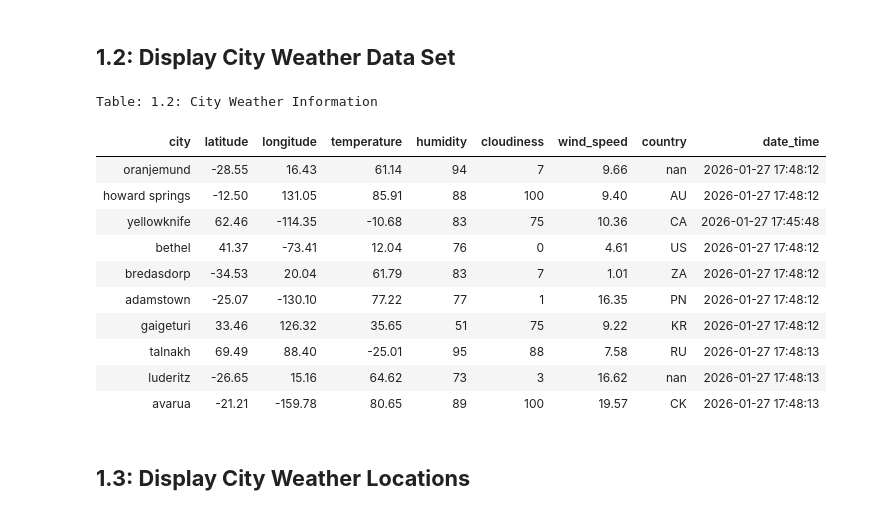
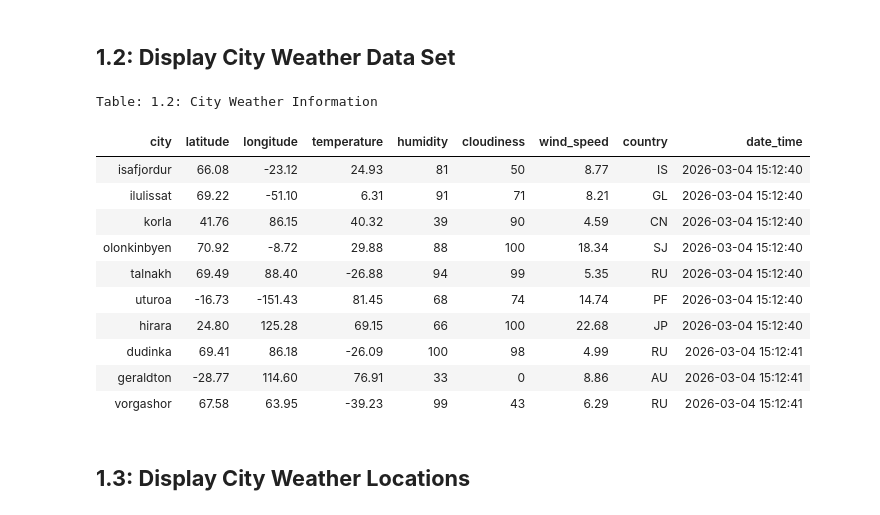
Before and after one commit to njgeorge000158/Weather-Visualization-for-Vacations-using-APIs, a Jupyter notebook: vacations.ipynb, the cells around one changed output. Drawn from its saved outputs; the diff is of its cells as text; code cells hidden in the pictures.

```diff
--- a/vacations.ipynb
+++ b/vacations.ipynb
@@ -68,19 +69,21 @@ logx.log_write_obj(city_weather_df)
 # %% [markdown]
 ## **1.2: Display City Weather Data Set**
 # %%
-pandasx.return_format_table(city_weather_df, 'Table: 1.2: City Weather Information')
+pandasx.rtn_fmt_tbl \
+    (city_weather_df,
+     'Table: 1.2: City Weather Information')
 # %% [output]
 Table: 1.2: City Weather Information
 | city | latitude | longitude | temperature | humidity | cloudiness | wind_speed | country | date_time |
-| oranjemund | -28.55 | 16.43 | 61.14 | 94 | 7 | 9.66 | nan | 2026-01-27 17:48:12 |
-| howard springs | -12.50 | 131.05 | 85.91 | 88 | 100 | 9.40 | AU | 2026-01-27 17:48:12 |
-| yellowknife | 62.46 | -114.35 | -10.68 | 83 | 75 | 10.36 | CA | 2026-01-27 17:45:48 |
-| bethel | 41.37 | -73.41 | 12.04 | 76 | 0 | 4.61 | US | 2026-01-27 17:48:12 |
-| bredasdorp | -34.53 | 20.04 | 61.79 | 83 | 7 | 1.01 | ZA | 2026-01-27 17:48:12 |
-| adamstown | -25.07 | -130.10 | 77.22 | 77 | 1 | 16.35 | PN | 2026-01-27 17:48:12 |
-| gaigeturi | 33.46 | 126.32 | 35.65 | 51 | 75 | 9.22 | KR | 2026-01-27 17:48:12 |
-| talnakh | 69.49 | 88.40 | -25.01 | 95 | 88 | 7.58 | RU | 2026-01-27 17:48:13 |
-| luderitz | -26.65 | 15.16 | 64.62 | 73 | 3 | 16.62 | nan | 2026-01-27 17:48:13 |
-| avarua | -21.21 | -159.78 | 80.65 | 89 | 100 | 19.57 | CK | 2026-01-27 17:48:13 |
+| isafjordur | 66.08 | -23.12 | 24.93 | 81 | 50 | 8.77 | IS | 2026-03-04 15:12:40 |
+| ilulissat | 69.22 | -51.10 | 6.31 | 91 | 71 | 8.21 | GL | 2026-03-04 15:12:40 |
+| korla | 41.76 | 86.15 | 40.32 | 39 | 90 | 4.59 | CN | 2026-03-04 15:12:40 |
+| olonkinbyen | 70.92 | -8.72 | 29.88 | 88 | 100 | 18.34 | SJ | 2026-03-04 15:12:40 |
+| talnakh | 69.49 | 88.40 | -26.88 | 94 | 99 | 5.35 | RU | 2026-03-04 15:12:40 |
+| uturoa | -16.73 | -151.43 | 81.45 | 68 | 74 | 14.74 | PF | 2026-03-04 15:12:40 |
+| hirara | 24.80 | 125.28 | 69.15 | 66 | 100 | 22.68 | JP | 2026-03-04 15:12:40 |
+| dudinka | 69.41 | 86.18 | -26.09 | 100 | 98 | 4.99 | RU | 2026-03-04 15:12:41 |
+| geraldton | -28.77 | 114.60 | 76.91 | 33 | 0 | 8.86 | AU | 2026-03-04 15:12:41 |
+| vorgashor | 67.58 | 63.95 | -39.23 | 99 | 43 | 6.29 | RU | 2026-03-04 15:12:41 |
 # %% [markdown]
 ## **1.3: Display City Weather Locations**
```
Also changed, not shown: parts of 22 cells of this notebook, 2 other files.
